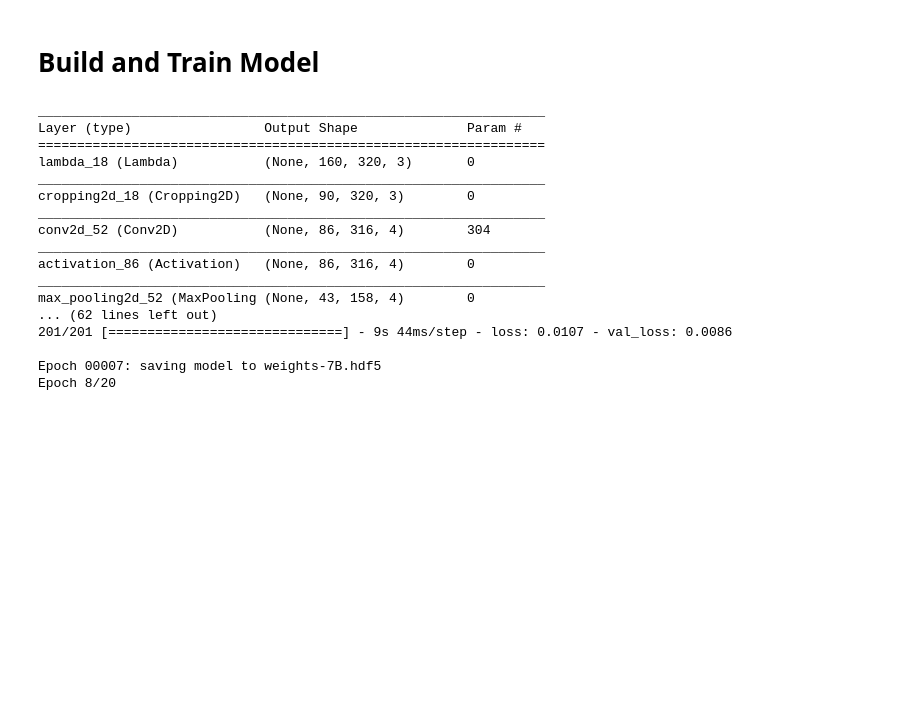
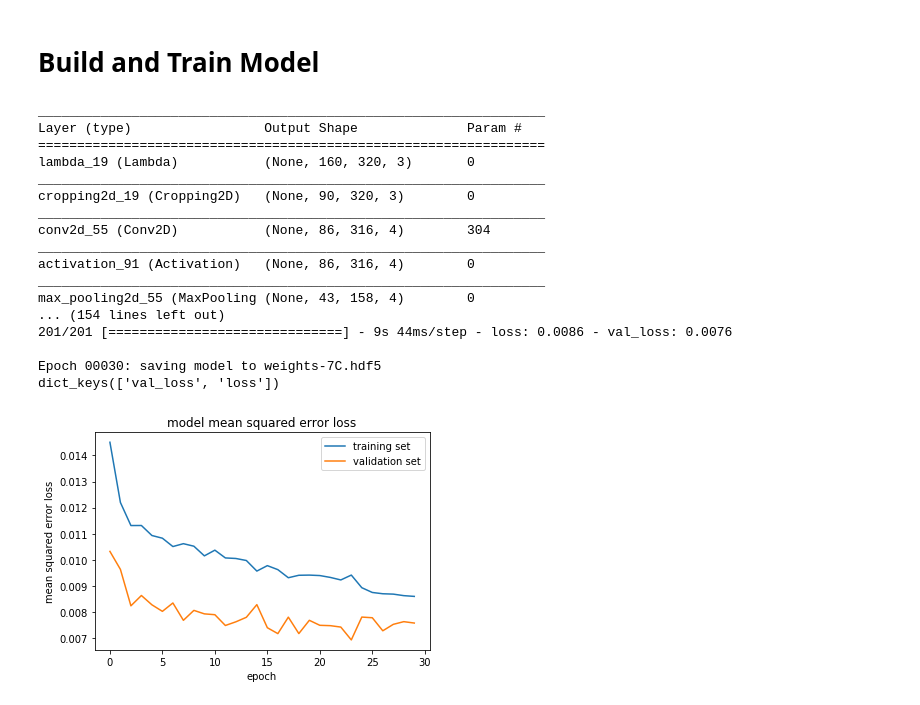
Before and after one commit to kmanicka/CarND-Behavioral-Cloning-P3, a Jupyter notebook: ModelV7.ipynb, the cells around one changed output. Drawn from its saved outputs; the diff is of its cells as text; code cells hidden in the pictures; blank space fills up the shorter version.

Commit message:
train for 30 epoch

```diff
--- a/ModelV7.ipynb
+++ b/ModelV7.ipynb
@@ -245,47 +246,48 @@ model.summary()
 
 #weights_filepath="weights-7-{epoch:02d}.hdf5"
 
-weights_filepath="weights-7B.hdf5"
+weights_filepath="weights-7C.hdf5"
 
 checkpoint = ModelCheckpoint(weights_filepath, verbose=1)
 
 
 training_generator = TrainBehavioralDataGenerator('data/',batch_size)
 validation_generator = ValidationBehavioralDataGenerator(training_generator)
 
 history_object = model.fit_generator(generator=training_generator,
                                      validation_data=validation_generator,
-                                     epochs=20,
+                                     epochs=30,
                                      verbose=1,
                                      use_multiprocessing=True,
                                      workers=10,
                                      callbacks=[checkpoint])
 
 print(history_object.history.keys())
 
 ### plot the training and validation loss for each epoch
 plt.plot(history_object.history['loss'])
 plt.plot(history_object.history['val_loss'])
 plt.title('model mean squared error loss')
 plt.ylabel('mean squared error loss')
 plt.xlabel('epoch')
 plt.legend(['training set', 'validation set'], loc='upper right')
 plt.show()
 # %% [output]
 _________________________________________________________________
 Layer (type)                 Output Shape              Param #
 =================================================================
-lambda_18 (Lambda)           (None, 160, 320, 3)       0
+lambda_19 (Lambda)           (None, 160, 320, 3)       0
 _________________________________________________________________
-cropping2d_18 (Cropping2D)   (None, 90, 320, 3)        0
+cropping2d_19 (Cropping2D)   (None, 90, 320, 3)        0
 _________________________________________________________________
-conv2d_52 (Conv2D)           (None, 86, 316, 4)        304
+conv2d_55 (Conv2D)           (None, 86, 316, 4)        304
 _________________________________________________________________
-activation_86 (Activation)   (None, 86, 316, 4)        0
+activation_91 (Activation)   (None, 86, 316, 4)        0
 _________________________________________________________________
-max_pooling2d_52 (MaxPooling (None, 43, 158, 4)        0
-... (62 lines left out)
-201/201 [==============================] - 9s 44ms/step - loss: 0.0107 - val_loss: 0.0086
+max_pooling2d_55 (MaxPooling (None, 43, 158, 4)        0
+... (154 lines left out)
+201/201 [==============================] - 9s 44ms/step - loss: 0.0086 - val_loss: 0.0076
 
-Epoch 00007: saving model to weights-7B.hdf5
-Epoch 8/20
+Epoch 00030: saving model to weights-7C.hdf5
+dict_keys(['val_loss', 'loss'])
+[figure, added]
```
Also changed, not shown: parts of 1 cell of this notebook, 2 other files.
